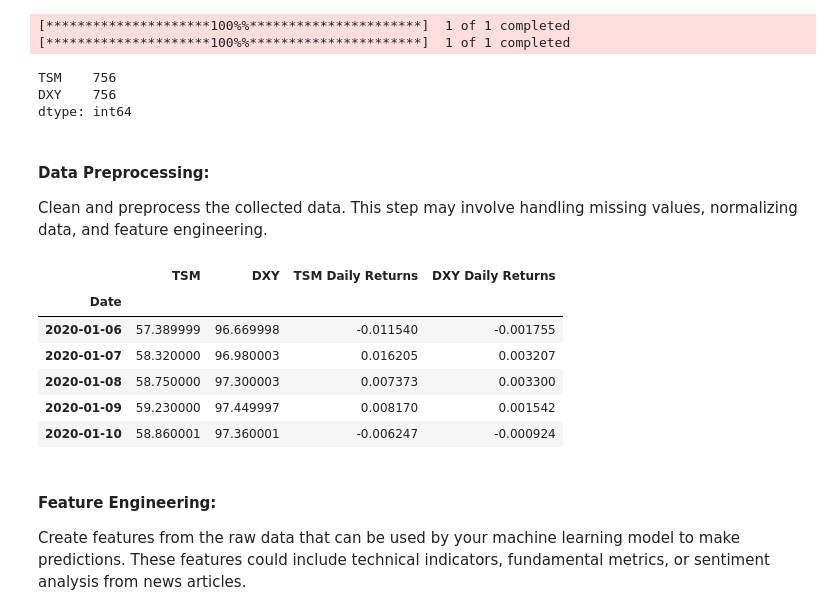
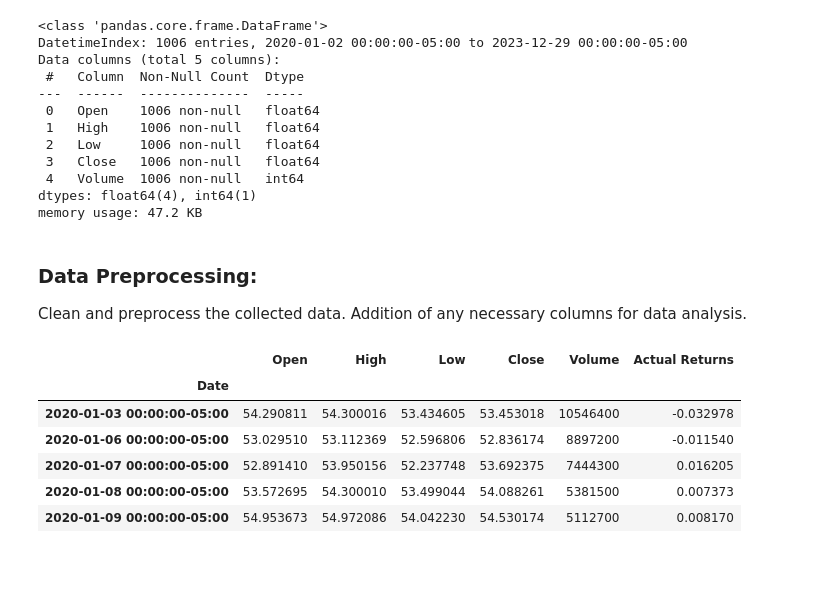
Before and after one commit to jromnes/Project_2, a Jupyter notebook: project_2.ipynb, the cells around one changed output. Drawn from its saved outputs; the diff is of its cells as text; code cells hidden in the pictures; blank space fills up the shorter version.

```diff
--- a/project_2.ipynb
+++ b/project_2.ipynb
@@ -28,39 +35,43 @@ Gather historical market data for the assets you want to trade. You can use APIs
 # %%
-stock_symbol = 'TSM'  # Example stock symbol (you can change this)
-dxy_symbol = 'DX-Y.NYB'    # Example DXY symbol (USD currency index)
+symbol = 'TSM'
+stock = yf.Ticker(symbol)
 start_date = '2020-01-01'
-end_date = '2023-01-01'
+end_date = '2024-01-01'
-# %%
-tsm_df = yf.download(stock_symbol, start=start_date, end=end_date)['Close']
-dxy_df = yf.download(dxy_symbol, start=start_date, end=end_date)['Close']
-# %% [output]
-[*********************100%%**********************]  1 of 1 completed
-[*********************100%%**********************]  1 of 1 completed
 # %%
-stocks_df = pd.concat([tsm_df, dxy_df],axis=1, keys=['TSM', 'DXY'])
+stock_df = stock.history(interval='1d',
+                      start=start_date,
+                      end=end_date,
+                      actions=False,
+                      auto_adjust=True,
+)
+stock_df.info()
+# %% [output]
+<class 'pandas.core.frame.DataFrame'>
+DatetimeIndex: 1006 entries, 2020-01-02 00:00:00-05:00 to 2023-12-29 00:00:00-05:00
+Data columns (total 5 columns):
+ #   Column  Non-Null Count  Dtype
+---  ------  --------------  -----
+ 0   Open    1006 non-null   float64
+ 1   High    1006 non-null   float64
+ 2   Low     1006 non-null   float64
+ 3   Close   1006 non-null   float64
+ 4   Volume  1006 non-null   int64
+dtypes: float64(4), int64(1)
+memory usage: 47.2 KB
-# %%
-stocks_df.count()
-# %% [output]
-TSM    756
-DXY    756
-dtype: int64
 # %% [markdown]
-#### Data Preprocessing:
-Clean and preprocess the collected data. This step may involve handling missing values, normalizing data, and feature engineering.
+### Data Preprocessing:
+Clean and preprocess the collected data. Addition of any necessary columns for data analysis.
 # %%
-stocks_df['TSM Daily Returns'] = stocks_df['TSM'].pct_change()
-stocks_df['DXY Daily Returns'] = stocks_df['DXY'].pct_change()
-stocks_df.dropna(inplace=True)
+# Adding columns for Daily Returns of TSM & DXY
+stock_df['Actual Returns'] = stock_df['Close'].pct_change()
+stock_df.dropna(inplace=True)
 
-stocks_df.head()
+stock_df.head()
 # %% [output]
-|  | TSM | DXY | TSM Daily Returns | DXY Daily Returns |
-| Date |  |  |  |  |
-| 2020-01-06 | 57.389999 | 96.669998 | -0.011540 | -0.001755 |
-| 2020-01-07 | 58.320000 | 96.980003 | 0.016205 | 0.003207 |
-| 2020-01-08 | 58.750000 | 97.300003 | 0.007373 | 0.003300 |
-| 2020-01-09 | 59.230000 | 97.449997 | 0.008170 | 0.001542 |
-| 2020-01-10 | 58.860001 | 97.360001 | -0.006247 | -0.000924 |
+|  | Open | High | Low | Close | Volume | Actual Returns |
+| Date |  |  |  |  |  |  |
+| 2020-01-03 00:00:00-05:00 | 54.290811 | 54.300016 | 53.434605 | 53.453018 | 10546400 | -0.032978 |
+| 2020-01-06 00:00:00-05:00 | 53.029510 | 53.112369 | 52.596806 | 52.836174 | 8897200 | -0.011540 |
+| 2020-01-07 00:00:00-05:00 | 52.891410 | 53.950156 | 52.237748 | 53.692375 | 7444300 | 0.016205 |
+| 2020-01-08 00:00:00-05:00 | 53.572695 | 54.300010 | 53.499044 | 54.088261 | 5381500 | 0.007373 |
+| 2020-01-09 00:00:00-05:00 | 54.953673 | 54.972086 | 54.042230 | 54.530174 | 5112700 | 0.008170 |
-# %% [markdown]
-#### Feature Engineering:
-Create features from the raw data that can be used by your machine learning model to make predictions. These features could include technical indicators, fundamental metrics, or sentiment analysis from news articles.
```
Also changed, not shown: parts of 51 cells of this notebook.
